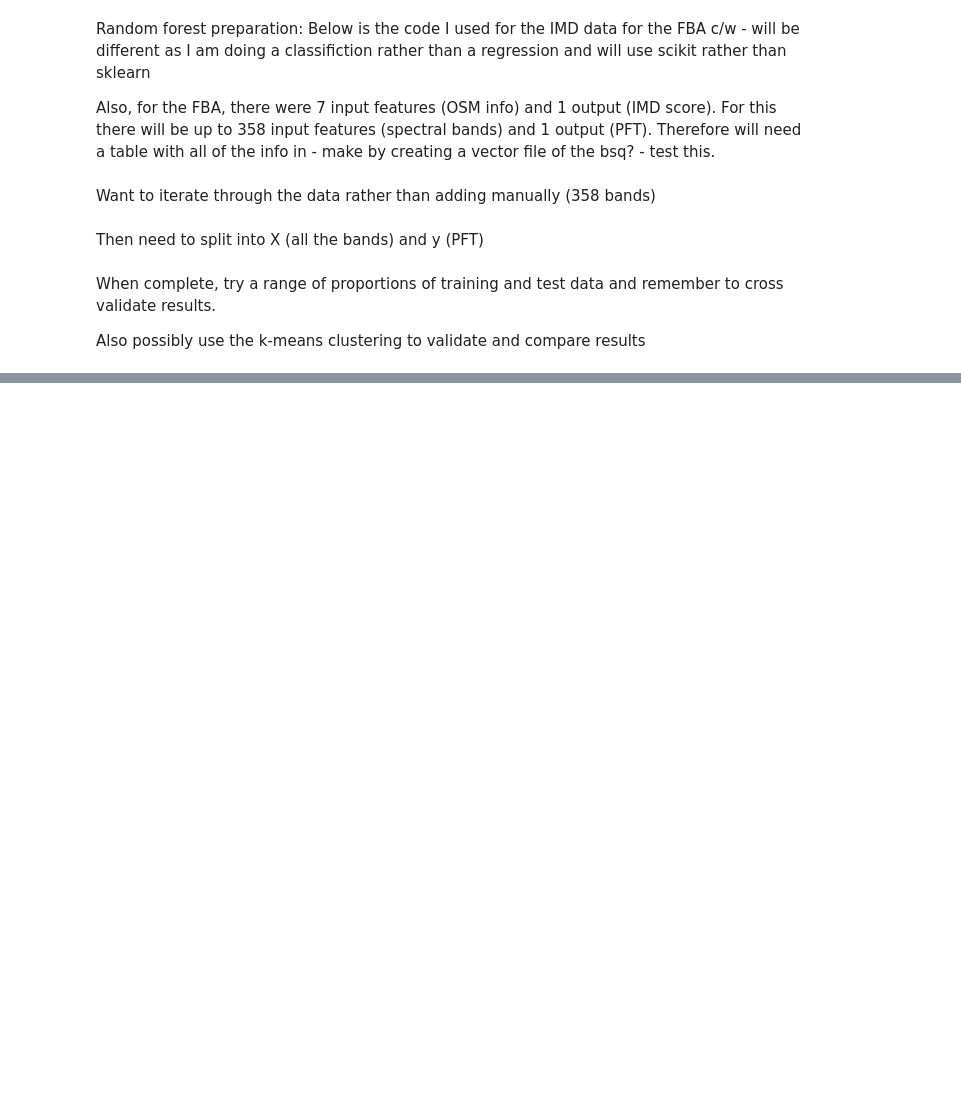
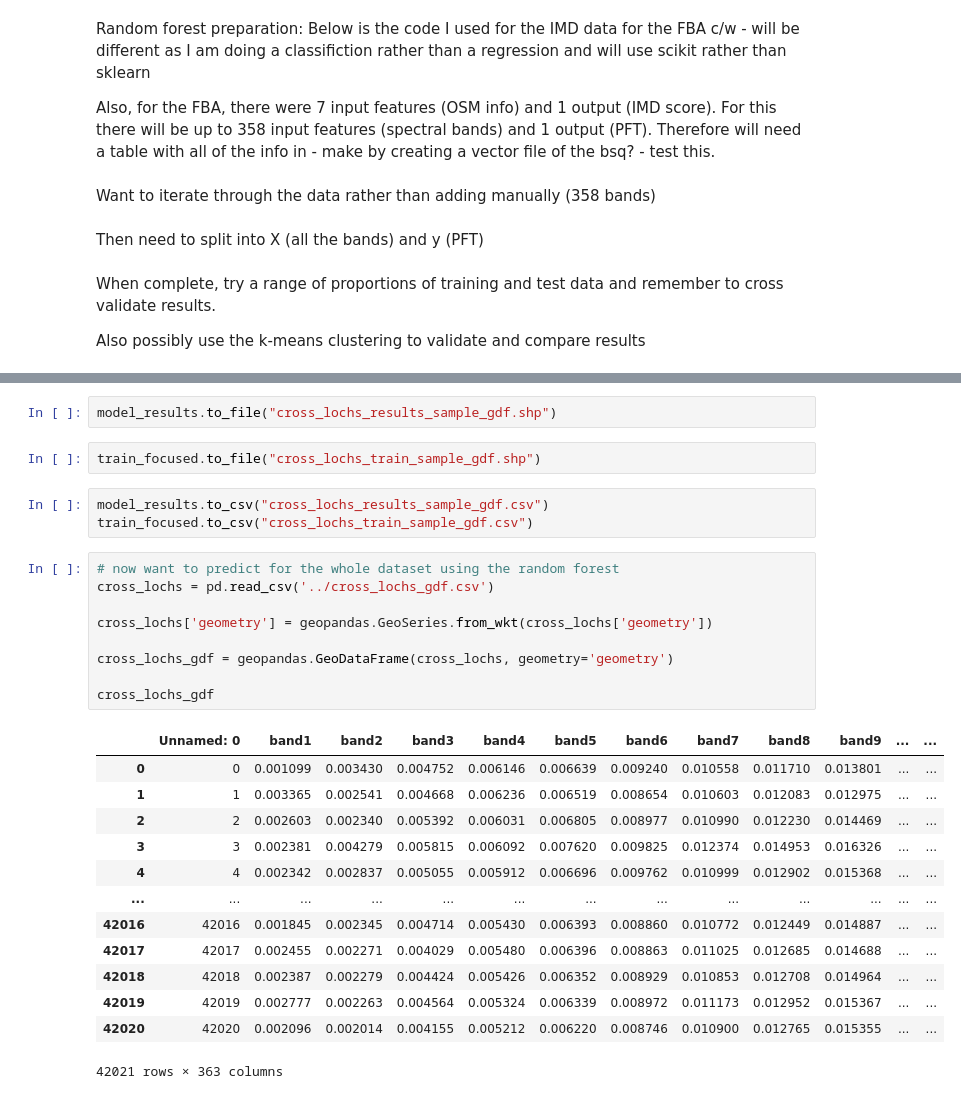
Before and after one commit to rachelzwalker/Flow_Country_HSI_and_PSM, a Jupyter notebook: python_notebooks/supervised/Random_Forest_preparation.ipynb, the cells around one changed output, grey strips where cells are left out. Drawn from its saved outputs; the diff is of its cells as text; blank space fills up the shorter version.

```diff
--- a/python_notebooks/supervised/Random_Forest_preparation.ipynb
+++ b/python_notebooks/supervised/Random_Forest_preparation.ipynb
@@ -181,0 +174,30 @@ cross_lochs_rf_gdf.head()
+# %%
+model_results.to_file("cross_lochs_results_sample_gdf.shp")
+# %%
+train_focused.to_file("cross_lochs_train_sample_gdf.shp")
+# %%
+model_results.to_csv("cross_lochs_results_sample_gdf.csv")
+train_focused.to_csv("cross_lochs_train_sample_gdf.csv")
+# %%
+# now want to predict for the whole dataset using the random forest
+cross_lochs = pd.read_csv('../cross_lochs_gdf.csv')
+
+cross_lochs['geometry'] = geopandas.GeoSeries.from_wkt(cross_lochs['geometry'])
+
+cross_lochs_gdf = geopandas.GeoDataFrame(cross_lochs, geometry='geometry')
+
+cross_lochs_gdf
+# %% [output]
+|  | Unnamed: 0 | band1 | band2 | band3 | band4 | band5 | band6 | band7 | band8 | band9 | ... | ... |
+| 0 | 0 | 0.001099 | 0.003430 | 0.004752 | 0.006146 | 0.006639 | 0.009240 | 0.010558 | 0.011710 | 0.013801 | ... | ... |
+| 1 | 1 | 0.003365 | 0.002541 | 0.004668 | 0.006236 | 0.006519 | 0.008654 | 0.010603 | 0.012083 | 0.012975 | ... | ... |
+| 2 | 2 | 0.002603 | 0.002340 | 0.005392 | 0.006031 | 0.006805 | 0.008977 | 0.010990 | 0.012230 | 0.014469 | ... | ... |
+| 3 | 3 | 0.002381 | 0.004279 | 0.005815 | 0.006092 | 0.007620 | 0.009825 | 0.012374 | 0.014953 | 0.016326 | ... | ... |
+| 4 | 4 | 0.002342 | 0.002837 | 0.005055 | 0.005912 | 0.006696 | 0.009762 | 0.010999 | 0.012902 | 0.015368 | ... | ... |
+| ... | ... | ... | ... | ... | ... | ... | ... | ... | ... | ... | ... | ... |
+| 42016 | 42016 | 0.001845 | 0.002345 | 0.004714 | 0.005430 | 0.006393 | 0.008860 | 0.010772 | 0.012449 | 0.014887 | ... | ... |
+| 42017 | 42017 | 0.002455 | 0.002271 | 0.004029 | 0.005480 | 0.006396 | 0.008863 | 0.011025 | 0.012685 | 0.014688 | ... | ... |
+| 42018 | 42018 | 0.002387 | 0.002279 | 0.004424 | 0.005426 | 0.006352 | 0.008929 | 0.010853 | 0.012708 | 0.014964 | ... | ... |
+| 42019 | 42019 | 0.002777 | 0.002263 | 0.004564 | 0.005324 | 0.006339 | 0.008972 | 0.011173 | 0.012952 | 0.015367 | ... | ... |
+| 42020 | 42020 | 0.002096 | 0.002014 | 0.004155 | 0.005212 | 0.006220 | 0.008746 | 0.010900 | 0.012765 | 0.015355 | ... | ... |
+42021 rows × 363 columns
```
Also changed, not shown: parts of 23 cells of this notebook.
